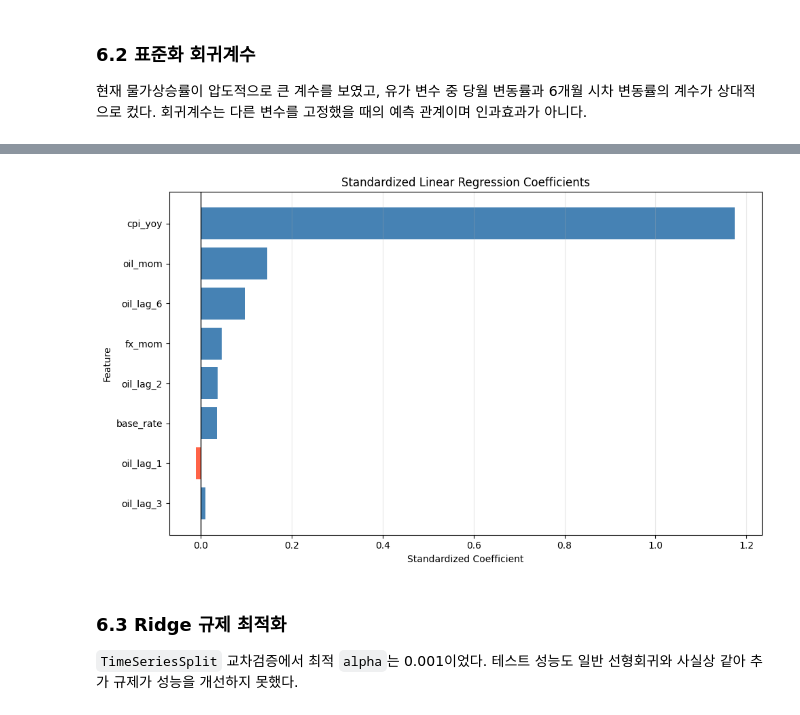
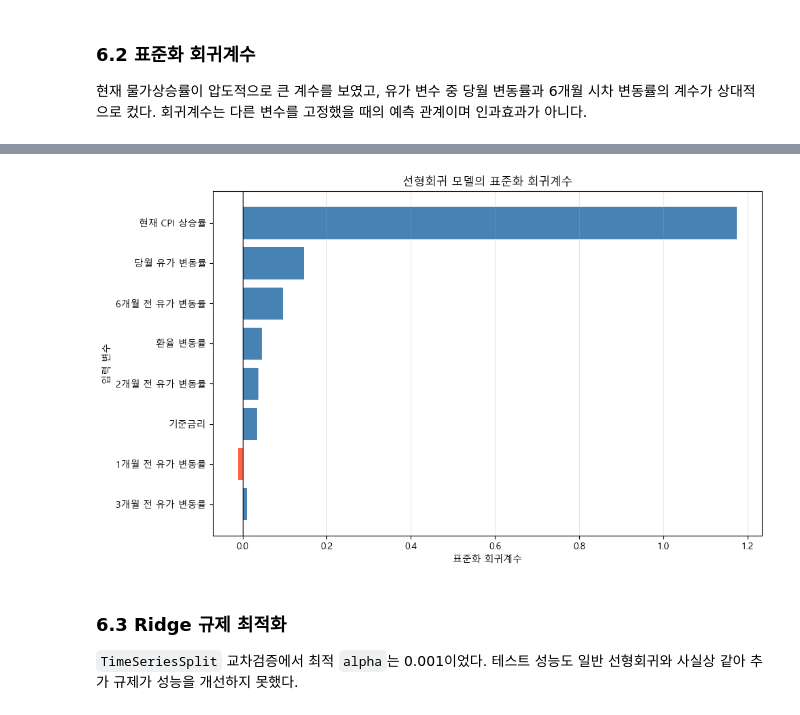
Before and after one commit to Polalise/MachineLearning_oil, a Jupyter notebook: model.ipynb, the cells around one changed output, grey strips where cells are left out. Saved outputs shown, nothing was run; the diff lists cells and outputs as text; code cells hidden in the pictures.

```diff
--- a/model.ipynb
+++ b/model.ipynb
@@ -344,6 +348,13 @@ dtype: int64
 
 유가, 소비자물가 상승률, 환율, 기준금리의 분포와 시간 흐름을 확인한다. 2008년 금융위기, 2020년 코로나19, 2022년 국제 원자재가격 상승기처럼 변동성이 큰 구간은 실제 경제 현상이므로 단순 오류로 간주해 제거하지 않는다.
 # %%
+# 한글 폰트 설정
+font_path = r"C:\Windows\Fonts\malgun.ttf"
+font_name = font_manager.FontProperties(fname=font_path).get_name()
+
+plt.rcParams["font.family"] = font_name
+plt.rcParams["axes.unicode_minus"] = False
+
 # 주요 변수의 기술통계
 display(
     analysis_df[
@@ -355,19 +366,19 @@ display(
 fig, axes = plt.subplots(2, 2, figsize=(15, 9))
 
 axes[0, 0].plot(analysis_df["date"], analysis_df["dubai_price"])
-axes[0, 0].set_title("Dubai Oil Price")
-axes[0, 0].set_ylabel("USD per barrel")
+axes[0, 0].set_title("두바이 유가 추이")
+axes[0, 0].set_ylabel("배럴당 달러")
 
 axes[0, 1].plot(analysis_df["date"], analysis_df["cpi_yoy"])
-axes[0, 1].set_title("Consumer Price Inflation (YoY)")
+axes[0, 1].set_title("소비자물가 상승률 추이")
 axes[0, 1].set_ylabel("%")
 
 axes[1, 0].plot(analysis_df["date"], analysis_df["usd_krw"])
-axes[1, 0].set_title("USD/KRW Monthly Average")
-axes[1, 0].set_ylabel("KRW")
+axes[1, 0].set_title("원/달러 월평균 환율 추이")
+axes[1, 0].set_ylabel("원")
 
 axes[1, 1].plot(analysis_df["date"], analysis_df["base_rate"])
-axes[1, 1].set_title("Bank of Korea Base Rate")
+axes[1, 1].set_title("한국은행 기준금리 추이")
 axes[1, 1].set_ylabel("%")
 
 for ax in axes.flat:
@@ -825,33 +877,63 @@ linear_coefficients["Absolute_Coefficient"] = (
     linear_coefficients["Coefficient"].abs()
 )
 
-linear_coefficients = linear_coefficients.sort_values(
-    "Absolute_Coefficient",
-    ascending=True
+# 변수명 한글 변환
+feature_name_map = {
+    "cpi_yoy": "현재 CPI 상승률",
+    "oil_mom": "당월 유가 변동률",
+    "oil_lag_1": "1개월 전 유가 변동률",
+    "oil_lag_2": "2개월 전 유가 변동률",
+    "oil_lag_3": "3개월 전 유가 변동률",
+    "oil_lag_6": "6개월 전 유가 변동률",
+    "fx_mom": "환율 변동률",
+    "base_rate": "기준금리",
+}
+
+# 출력용 데이터 생성
+coefficients_ko = linear_coefficients.copy()
+
+coefficients_ko["변수"] = coefficients_ko["Feature"].replace(
+    feature_name_map
 )
 
-display(linear_coefficients.sort_values(
-    "Absolute_Coefficient",
-    ascending=False
-))
+coefficients_ko = coefficients_ko.rename(columns={
+    "Coefficient": "표준화 회귀계수",
+    "Absolute_Coefficient": "회귀계수 절댓값",
+})
+
+# 회귀계수 절댓값이 큰 순서로 표 출력
+display(
+    coefficients_ko[
+        ["변수", "표준화 회귀계수", "회귀계수 절댓값"]
+    ].sort_values(
+        "회귀계수 절댓값",
+        ascending=False,
+    )
+)
+
+# 그래프는 작은 값부터 정렬
+coefficients_plot = coefficients_ko.sort_values(
+    "회귀계수 절댓값",
+    ascending=True,
+)
 
 plt.figure(figsize=(10, 6))
 
 colors = [
     "tomato" if value < 0 else "steelblue"
-    for value in linear_coefficients["Coefficient"]
+    for value in coefficients_plot["표준화 회귀계수"]
 ]
 
 plt.barh(
-    linear_coefficients["Feature"],
-    linear_coefficients["Coefficient"],
-    color=colors
+    coefficients_plot["변수"],
+    coefficients_plot["표준화 회귀계수"],
+    color=colors,
 )
 
 plt.axvline(0, color="black", linewidth=1)
-plt.title("Standardized Linear Regression Coefficients")
-plt.xlabel("Standardized Coefficient")
-plt.ylabel("Feature")
+plt.title("선형회귀 모델의 표준화 회귀계수")
+plt.xlabel("표준화 회귀계수")
+plt.ylabel("입력 변수")
 plt.grid(axis="x", alpha=0.3)
 plt.tight_layout()
 plt.show()
@@ -868,4 +950,4 @@ plt.show()
-[figure, old version]
+[figure, new version]
 # %% [markdown]
 ### 6.3 Ridge 규제 최적화
 
```
Also changed, not shown: parts of 9 cells of this notebook, 9 other files.
